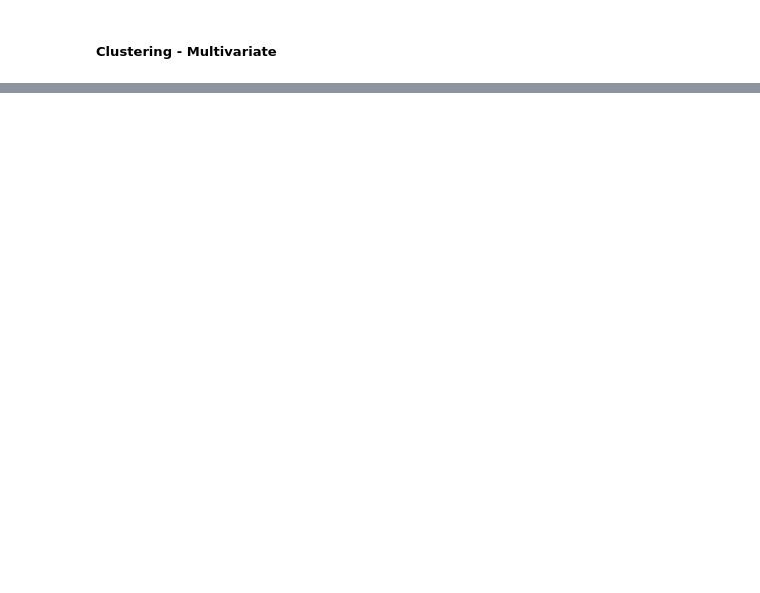
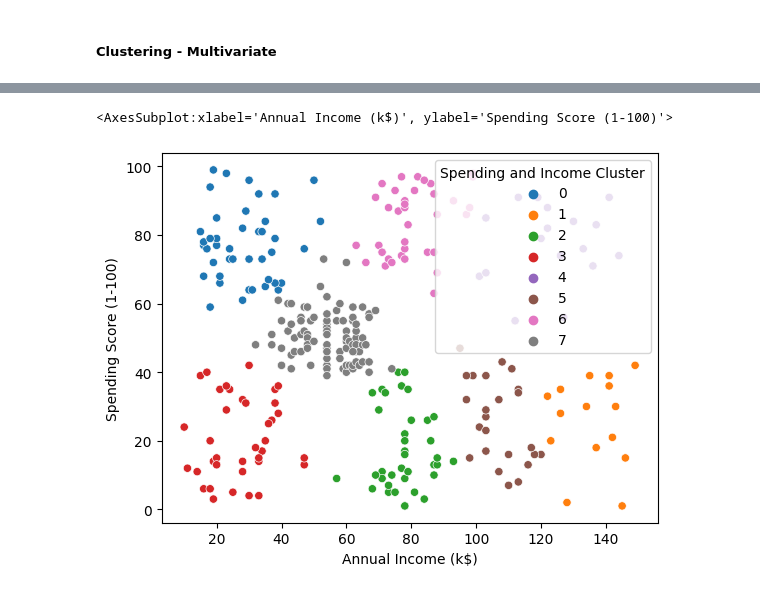
Before and after one commit to felipedds/segment-shopping-customer, a Jupyter notebook: clustering.ipynb, the cells around one changed output, grey strips where cells are left out. Cells and saved outputs as stored; diff of their text form; code cells hidden in the pictures; blank space fills up the shorter version.

```diff
--- a/clustering.ipynb
+++ b/clustering.ipynb
@@ -312,0 +375,6 @@ scale = StandardScaler()
+# %%
+sns.scatterplot(data=df_categorical_encoded, x="Annual Income (k$)", y="Spending Score (1-100)",
+                hue="Spending and Income Cluster", palette="tab10")
+# %% [output]
+<AxesSubplot:xlabel='Annual Income (k$)', ylabel='Spending Score (1-100)'>
+[figure, added]
```
Also changed, not shown: parts of 15 cells of this notebook, 1 other file.
